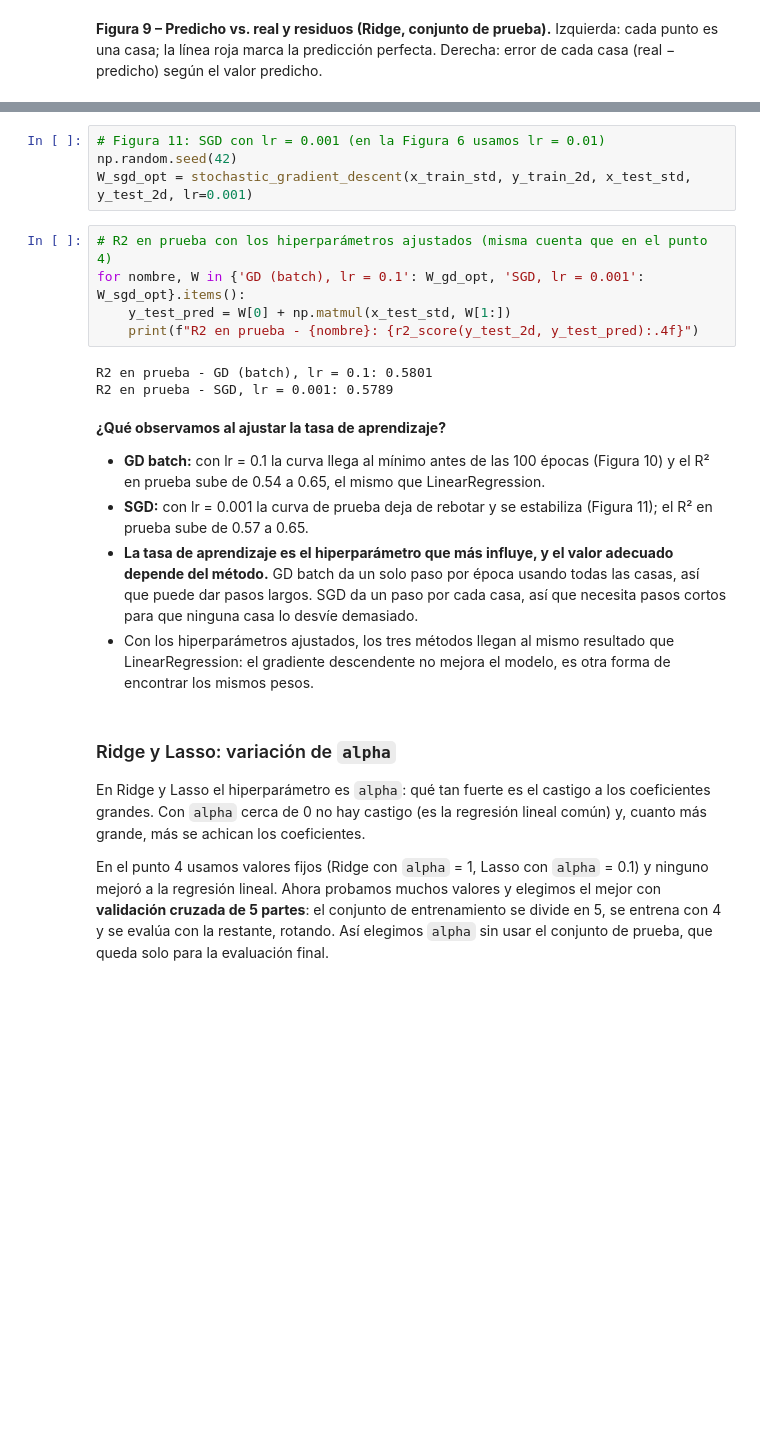
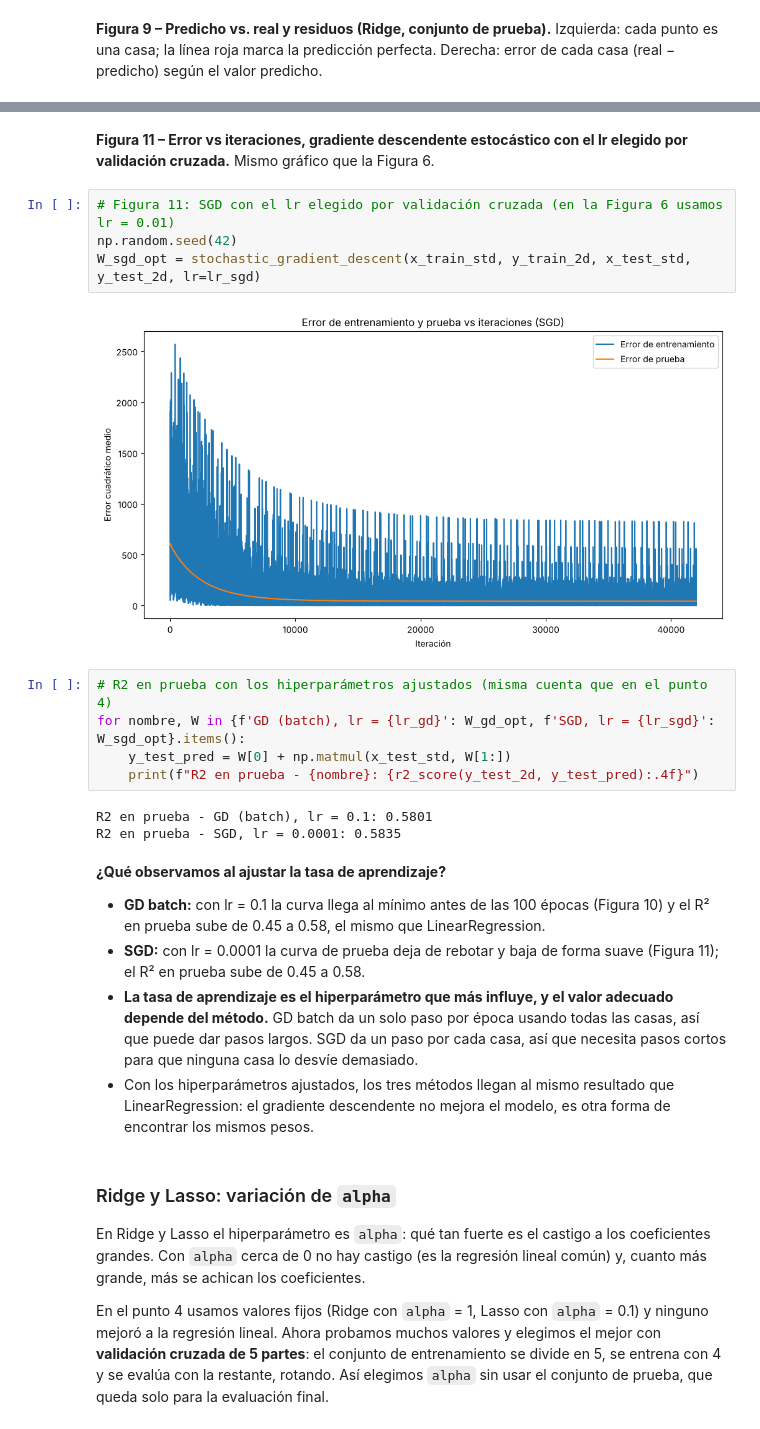
Before and after one commit to sebastianbtmo/TP_AA1_Beltramo_Capisano_Dottavio, a Jupyter notebook: TP_1/TP-regresion-AA1.ipynb, the cells around one changed output, grey strips where cells are left out. Drawn from its saved outputs; the diff is of its cells as text; blank space fills up the shorter version.

```diff
--- a/TP_1/TP-regresion-AA1.ipynb
+++ b/TP_1/TP-regresion-AA1.ipynb
@@ -496,20 +536,24 @@ W_gd_opt = gradient_descent(x_train_std, y_train_2d, x_test_std, y_test_2d, lr=0
+# %% [markdown]
+**Figura 11 – Error vs iteraciones, gradiente descendente estocástico con el lr elegido por validación cruzada.** Mismo gráfico que la Figura 6.
 # %%
-# Figura 11: SGD con lr = 0.001 (en la Figura 6 usamos lr = 0.01)
+# Figura 11: SGD con el lr elegido por validación cruzada (en la Figura 6 usamos lr = 0.01)
 np.random.seed(42)
-W_sgd_opt = stochastic_gradient_descent(x_train_std, y_train_2d, x_test_std, y_test_2d, lr=0.001)
+W_sgd_opt = stochastic_gradient_descent(x_train_std, y_train_2d, x_test_std, y_test_2d, lr=lr_sgd)
+# %% [output]
+[figure, added]
 # %%
 # R2 en prueba con los hiperparámetros ajustados (misma cuenta que en el punto 4)
-for nombre, W in {'GD (batch), lr = 0.1': W_gd_opt, 'SGD, lr = 0.001': W_sgd_opt}.items():
+for nombre, W in {f'GD (batch), lr = {lr_gd}': W_gd_opt, f'SGD, lr = {lr_sgd}': W_sgd_opt}.items():
     y_test_pred = W[0] + np.matmul(x_test_std, W[1:])
     print(f"R2 en prueba - {nombre}: {r2_score(y_test_2d, y_test_pred):.4f}")
 # %% [output]
 R2 en prueba - GD (batch), lr = 0.1: 0.5801
-R2 en prueba - SGD, lr = 0.001: 0.5789
+R2 en prueba - SGD, lr = 0.0001: 0.5835
 # %% [markdown]
 **¿Qué observamos al ajustar la tasa de aprendizaje?**
 
-- **GD batch:** con lr = 0.1 la curva llega al mínimo antes de las 100 épocas (Figura 10) y el R² en prueba sube de 0.54 a 0.65, el mismo que LinearRegression.
-- **SGD:** con lr = 0.001 la curva de prueba deja de rebotar y se estabiliza (Figura 11); el R² en prueba sube de 0.57 a 0.65.
+- **GD batch:** con lr = 0.1 la curva llega al mínimo antes de las 100 épocas (Figura 10) y el R² en prueba sube de 0.45 a 0.58, el mismo que LinearRegression.
+- **SGD:** con lr = 0.0001 la curva de prueba deja de rebotar y baja de forma suave (Figura 11); el R² en prueba sube de 0.45 a 0.58.
 - **La tasa de aprendizaje es el hiperparámetro que más influye, y el valor adecuado depende del método.** GD batch da un solo paso por época usando todas las casas, así que puede dar pasos largos. SGD da un paso por cada casa, así que necesita pasos cortos para que ninguna casa lo desvíe demasiado.
 - Con los hiperparámetros ajustados, los tres métodos llegan al mismo resultado que LinearRegression: el gradiente descendente no mejora el modelo, es otra forma de encontrar los mismos pesos.
 # %% [markdown]
```
Also changed, not shown: parts of 37 cells of this notebook.
